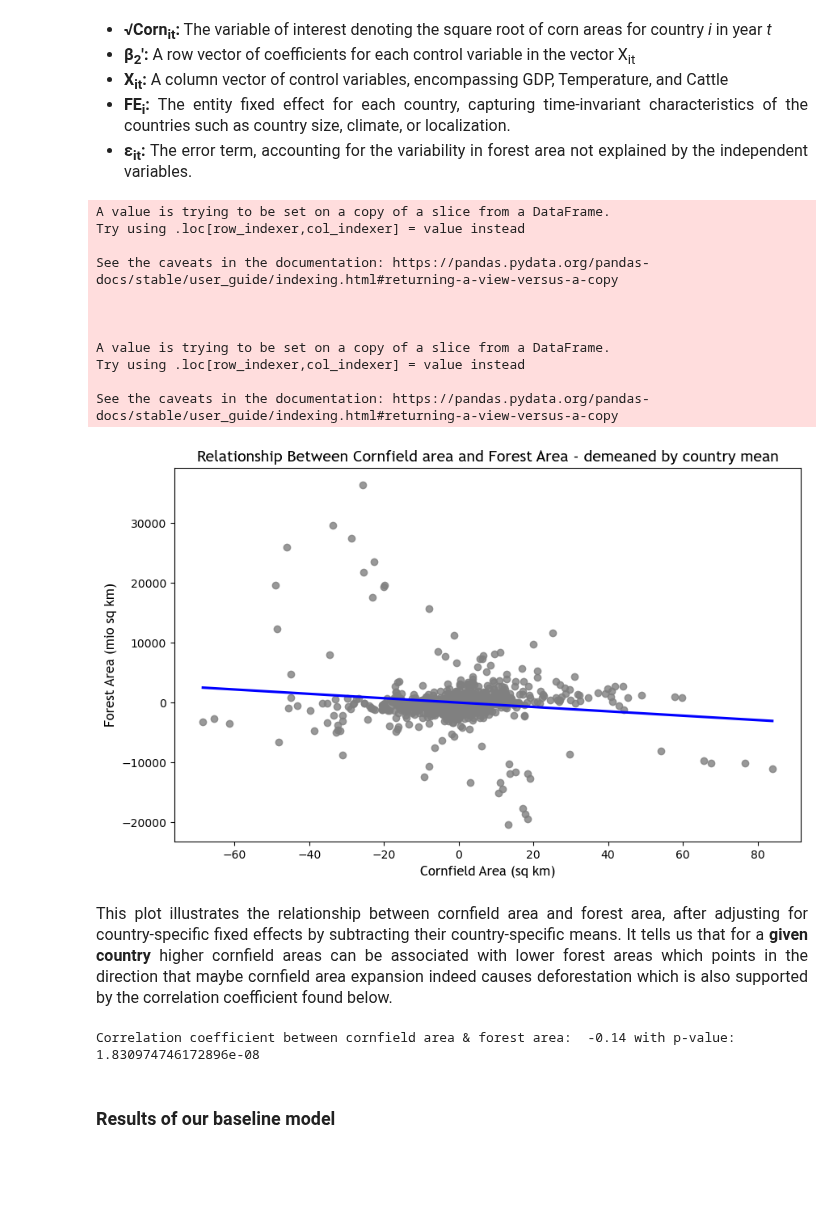
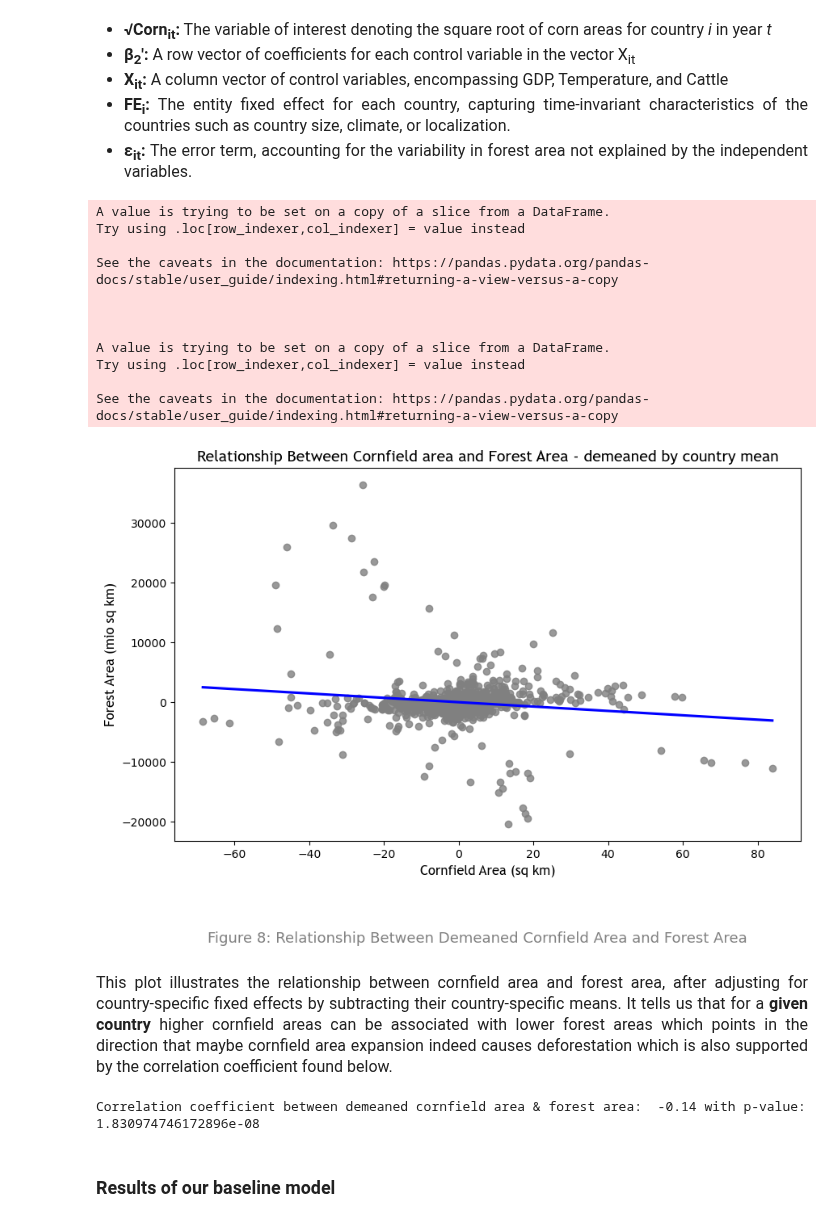
Before and after one commit to ZeliaDec/DataScience, a Jupyter notebook: Final_submission.ipynb, the cells around one changed output. Saved outputs shown, nothing was run; the diff lists cells and outputs as text; code cells hidden in the pictures; blank space fills up the shorter version.

```diff
--- a/Final_submission.ipynb
+++ b/Final_submission.ipynb
@@ -256,36 +254,34 @@ fei_cov = baseline.cov
 # %%
 # Adjust forest and corn to account for fixed effects (demeaning) and allow their plotting
 df['forest_demeaned'] = df['forest'] - df.groupby('country')['forest'].transform('mean')
 df['corn_demeaned'] = df['sqrtcorn'] - df.groupby('country')['sqrtcorn'].transform('mean')
 
 # Regression line for the correlation between the two key variables
 plt.figure(figsize=(10, 6))
 sns.regplot(x='corn_demeaned',
             y='forest_demeaned',
             data=df,
             scatter_kws={'color': 'grey'},
             line_kws={'color': 'blue'},
             ci=None)
-# Labels
 plt.xlabel("Cornfield Area (sq km)", fontdict={'fontsize': 12, 'fontname': 'Trebuchet MS'})
 plt.ylabel("Forest Area (mio sq km)", fontdict={'fontsize': 12, 'fontname': 'Trebuchet MS'})
 plt.title("Relationship Between Cornfield area and Forest Area - demeaned by country mean", fontdict={'fontsize': 14, 'fontname': 'Trebuchet MS'})
-
-# Show the plot
+plt.figtext(0.5, -0.1, 'Figure 8: Relationship Between Demeaned Cornfield Area and Forest Area', wrap=True, horizontalalignment='center', fontsize=13, color='gray')
 plt.show()
 # %% [output]
 A value is trying to be set on a copy of a slice from a DataFrame.
 Try using .loc[row_indexer,col_indexer] = value instead
 
 See the caveats in the documentation: https://pandas.pydata.org/pandas-docs/stable/user_guide/indexing.html#returning-a-view-versus-a-copy
 
 
 
 A value is trying to be set on a copy of a slice from a DataFrame.
 Try using .loc[row_indexer,col_indexer] = value instead
 
 See the caveats in the documentation: https://pandas.pydata.org/pandas-docs/stable/user_guide/indexing.html#returning-a-view-versus-a-copy
-[figure, old version]
+[figure, new version]
 # %% [markdown]
 <p style="font-family: 'Trebuchet', sans-serif; font-size:16px;text-align:justify;line-height: 1.6;">
 This plot illustrates the relationship between cornfield area and forest area, after adjusting for country-specific fixed effects by subtracting their country-specific means.
@@ -293,9 +289,9 @@ It tells us that for a <b>given country</b> higher cornfield areas can be associ
 # %%
 # Correlation coefficient
 corr_2, p_value_2 = pearsonr(df['corn_demeaned'], df['forest_demeaned'])
-print("Correlation coefficient between cornfield area & forest area: ", round(corr_2,2),"with p-value: ", p_value_2)
+print("Correlation coefficient between demeaned cornfield area & forest area: ", round(corr_2,2),"with p-value: ", p_value_2)
 # %% [output]
-Correlation coefficient between cornfield area & forest area:  -0.14 with p-value:  1.830974746172896e-08
+Correlation coefficient between demeaned cornfield area & forest area:  -0.14 with p-value:  1.830974746172896e-08
 # %% [markdown]
 ### Results of our baseline model
 # %% [markdown]
```
Also changed, not shown: parts of 25 cells of this notebook.
